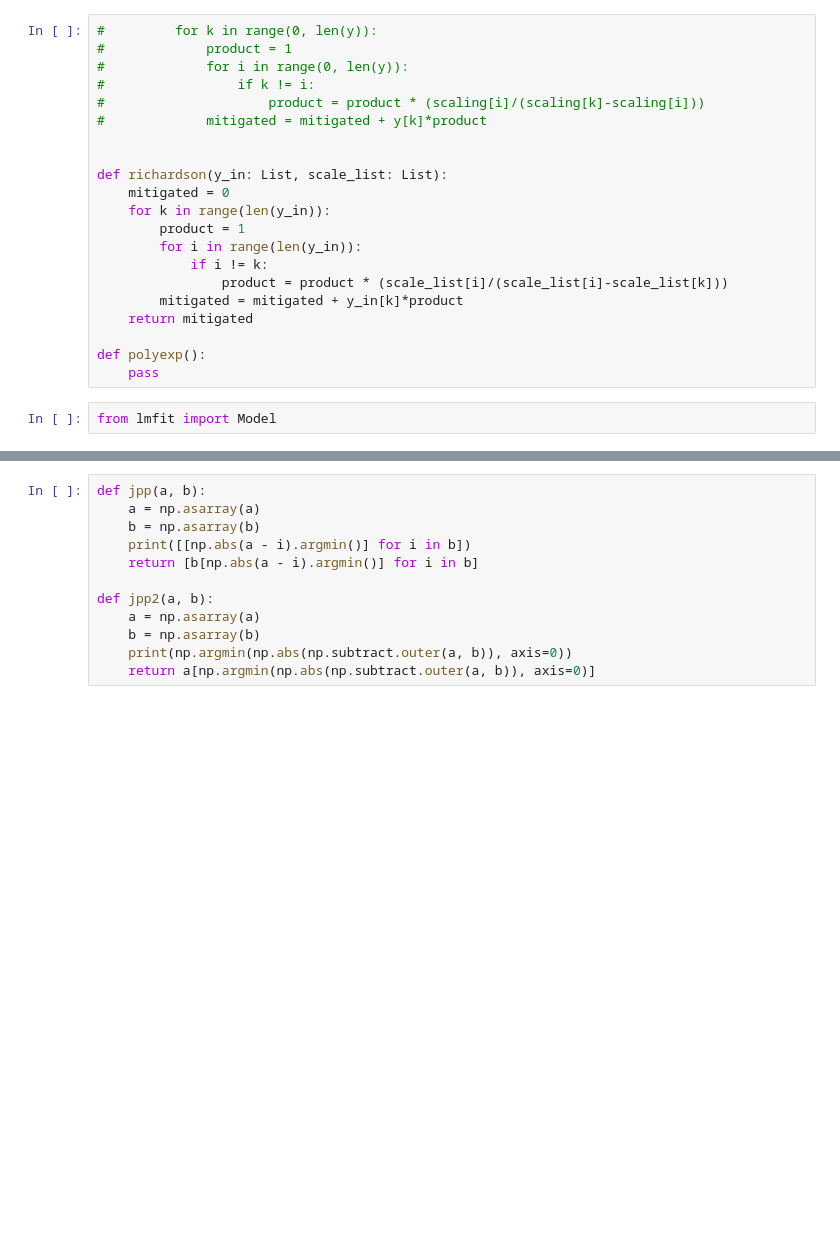
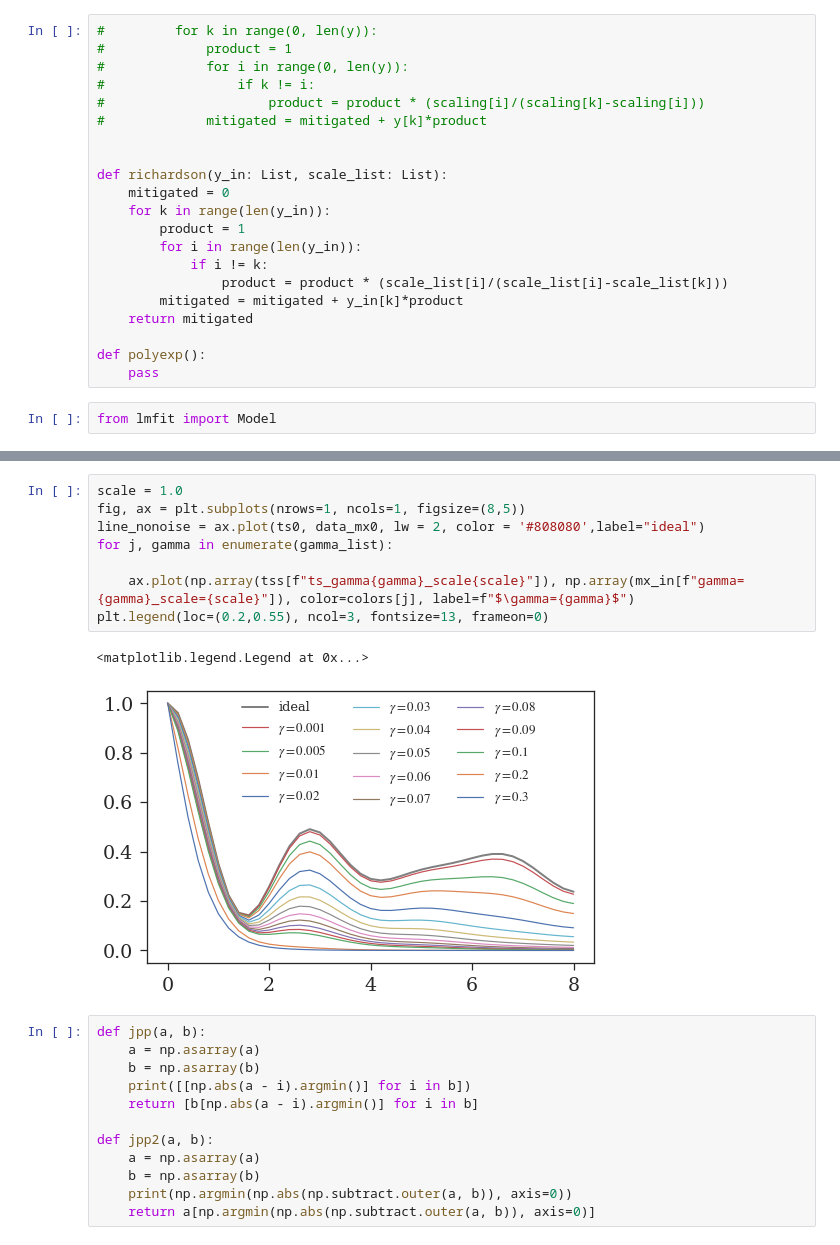
Before and after one commit to y-javanmard/Tensor_Networks_Simulations, a Jupyter notebook: jupyter-notebooks/ZNE-analyse.ipynb, the cells around one changed output, grey strips where cells are left out. Drawn from its saved outputs; the diff is of its cells as text; blank space fills up the shorter version.

```diff
--- a/jupyter-notebooks/ZNE-analyse.ipynb
+++ b/jupyter-notebooks/ZNE-analyse.ipynb
@@ -216,3 +308,14 @@ plt.savefig(f"plot_bitflip_sx_{L}_chi_{chi_max}.pdf")
+# %%
+scale = 1.0
+fig, ax = plt.subplots(nrows=1, ncols=1, figsize=(8,5))
+line_nonoise = ax.plot(ts0, data_mx0, lw = 2, color = '#808080',label="ideal")
+for j, gamma in enumerate(gamma_list):
+
+    ax.plot(np.array(tss[f"ts_gamma{gamma}_scale{scale}"]), np.array(mx_in[f"gamma={gamma}_scale={scale}"]), color=colors[j], label=f"$\gamma={gamma}$")
+plt.legend(loc=(0.2,0.55), ncol=3, fontsize=13, frameon=0)
+# %% [output]
+<matplotlib.legend.Legend at 0x...>
+[figure, added]
 # %%
 def jpp(a, b):
     a = np.asarray(a)
```
Also changed, not shown: parts of 11 cells of this notebook, 18 other files.
